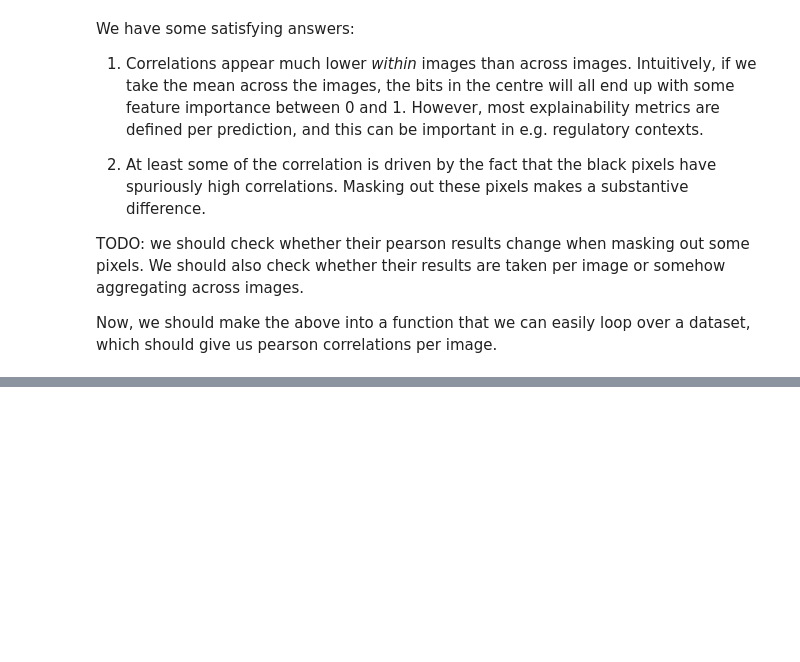
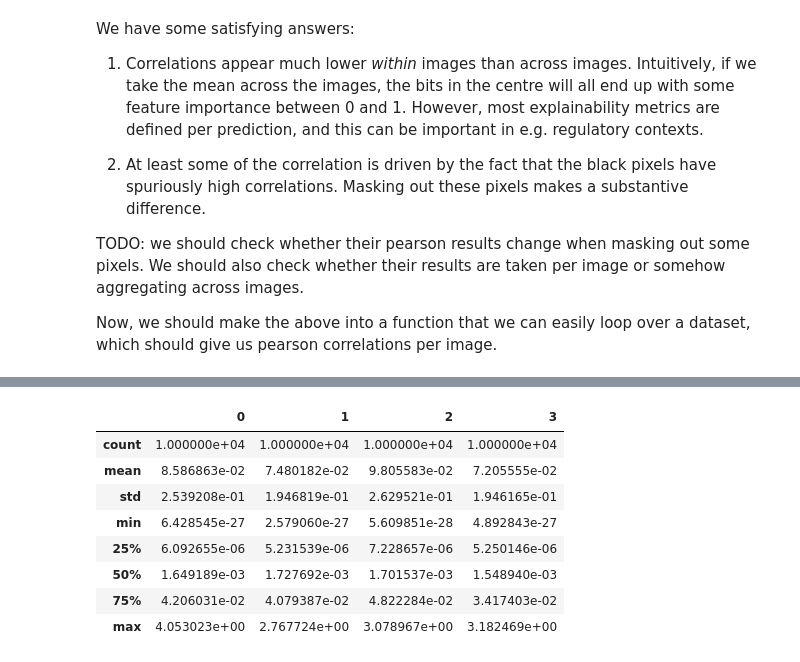
Before and after one commit to jwagenbach/FACT, a Jupyter notebook: extensions/generate_encoder_vs_decoder_correlations.ipynb, the cells around one changed output, grey strips where cells are left out. Saved outputs shown, nothing was run; the diff lists cells and outputs as text; code cells hidden in the pictures; blank space fills up the shorter version.

```diff
--- a/extensions/generate_encoder_vs_decoder_correlations.ipynb
+++ b/extensions/generate_encoder_vs_decoder_correlations.ipynb
@@ -254,0 +263,45 @@ plt.hist(rhos, bins=50)
+# %%
+# Pass through once to get a baseline for the hidden
+hiddens = []
+
+for X,y in test_loader:
+    hidden = encoder(X).detach().numpy()
+    hiddens.append(hidden)
+
+
+hiddens = np.concatenate(hiddens)
+hidden_baseline = hiddens.mean(axis=0)
+hidden_baseline = hidden_baseline[np.newaxis, ...]
+hidden_baseline = torch.Tensor(hidden_baseline)
+# %%
+decoder_attributions = []
+# hidden_baseline = torch.zeros(1, 4)
+
+gradshap_decoder = GradientShap(decoder)
+
+for X, y in test_loader:
+    hidden = encoder(X)
+
+    auxiliary_encoder = AuxiliaryFunction(decoder, hidden)
+    gradshap_decoder.forward_func = auxiliary_encoder
+
+    attr = gradshap_decoder.attribute(hidden, baselines=hidden_baseline)
+    attr = attr.detach().cpu().numpy()
+
+    decoder_attributions.append(attr)
+
+decoder_attributions = np.concatenate(decoder_attributions)
+decoder_attributions = np.abs(decoder_attributions)
+# %%
+df = pd.DataFrame(decoder_attributions)
+df.describe()
+# %% [output]
+|  | 0 | 1 | 2 | 3 |
+| count | 1.000000e+04 | 1.000000e+04 | 1.000000e+04 | 1.000000e+04 |
+| mean | 8.586863e-02 | 7.480182e-02 | 9.805583e-02 | 7.205555e-02 |
+| std | 2.539208e-01 | 1.946819e-01 | 2.629521e-01 | 1.946165e-01 |
+| min | 6.428545e-27 | 2.579060e-27 | 5.609851e-28 | 4.892843e-27 |
+| 25% | 6.092655e-06 | 5.231539e-06 | 7.228657e-06 | 5.250146e-06 |
+| 50% | 1.649189e-03 | 1.727692e-03 | 1.701537e-03 | 1.548940e-03 |
+| 75% | 4.206031e-02 | 4.079387e-02 | 4.822284e-02 | 3.417403e-02 |
+| max | 4.053023e+00 | 2.767724e+00 | 3.078967e+00 | 3.182469e+00 |
```
Also changed, not shown: parts of 28 cells of this notebook.
